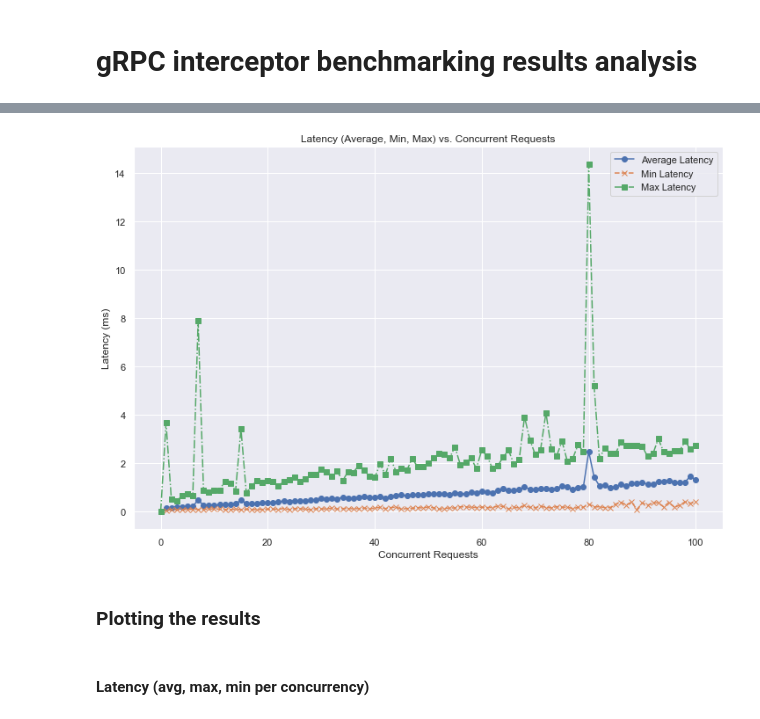
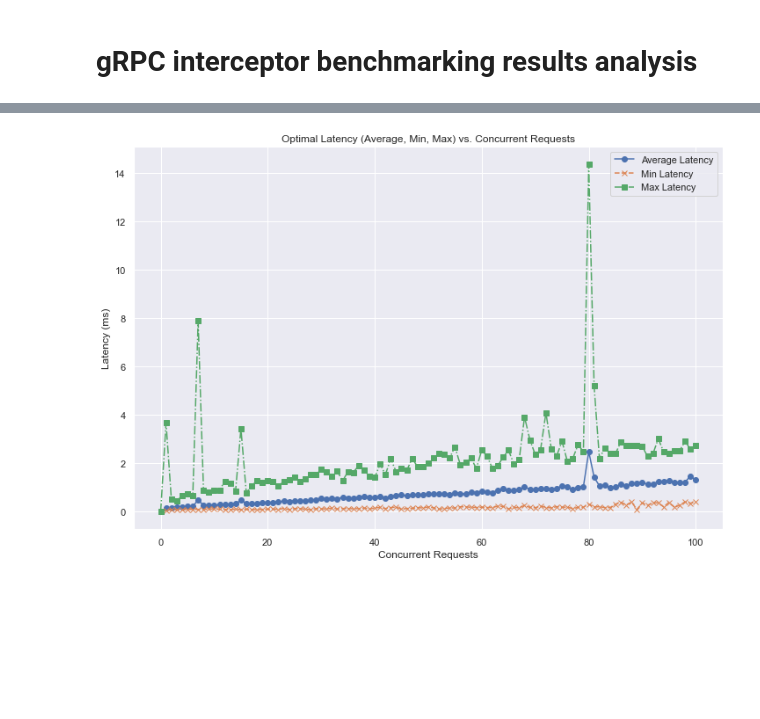
Before and after one commit to louisloechel/CloudServiceBenchmarking, a Jupyter notebook: analysis/plots.ipynb, the cells around one changed output, grey strips where cells are left out. Saved outputs shown, nothing was run; the diff lists cells and outputs as text; code cells hidden in the pictures; blank space fills up the shorter version.

Commit message:
feat: add plots

```diff
--- a/analysis/plots.ipynb
+++ b/analysis/plots.ipynb
@@ -16,36 +18,32 @@ FileNotFoundError: [Errno 2] No such file or directory: '../results.csv'
 # %%
 # Function to convert latency values to milliseconds
 def convert_latency_to_ms(latency_str):
     if 'ms' in latency_str:
         return float(latency_str.replace('ms', '').strip())
     elif 'µs' in latency_str:
         return float(latency_str.replace('µs', '').strip()) / 1000
     else:
         return 0
 
 # Apply the function to Min and Max Latency columns
 data['Average Latency (ms)'] = data['Average Latency'].apply(convert_latency_to_ms)
 data['Max Latency (ms)'] = data['Max Latency'].apply(convert_latency_to_ms)
 data['Min Latency (ms)'] = data['Min Latency'].apply(convert_latency_to_ms)
 
 
 data.head(10)
 
 # Plotting Average, Min, and Max Latency
 plt.figure(figsize=(12, 8))
 plt.plot(data['Concurrent Requests'], data['Average Latency (ms)'], marker='o', label='Average Latency')
 plt.plot(data['Concurrent Requests'], data['Min Latency (ms)'], marker='x', linestyle='--', label='Min Latency')
 plt.plot(data['Concurrent Requests'], data['Max Latency (ms)'], marker='s', linestyle='-.', label='Max Latency')
 
-plt.title('Latency (Average, Min, Max) vs. Concurrent Requests')
+plt.title('Optimal Latency (Average, Min, Max) vs. Concurrent Requests')
 plt.xlabel('Concurrent Requests')
 plt.ylabel('Latency (ms)')
 plt.legend()
 plt.grid(True)
 plt.show()
 # %% [output]
-[figure, old version]
+[figure, new version]
-# %% [markdown]
-### Plotting the results
-# %% [markdown]
-#### Latency (avg, max, min per concurrency)
```
Also changed, not shown: parts of 5 cells of this notebook, 1 other file.
